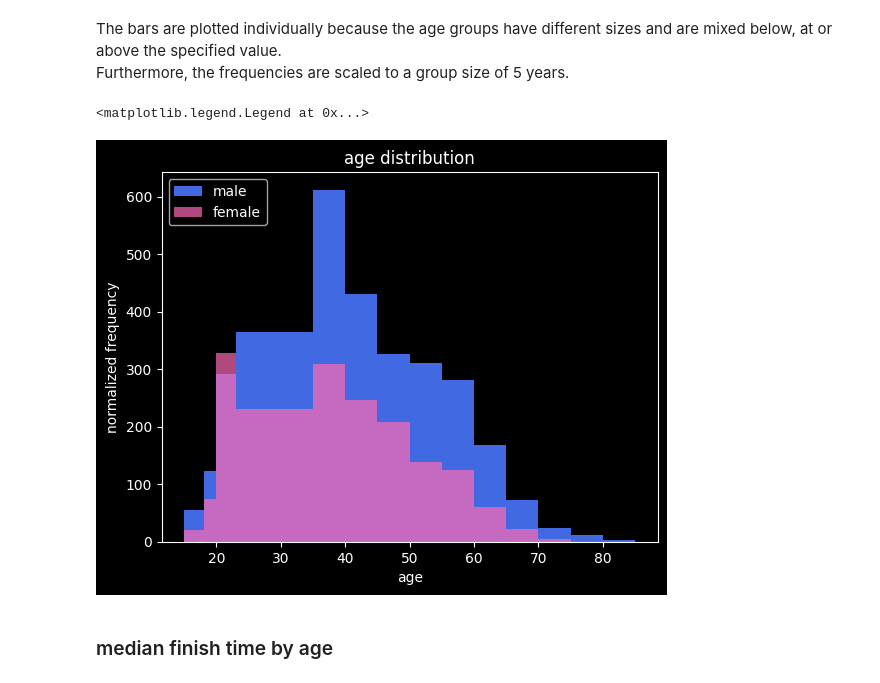
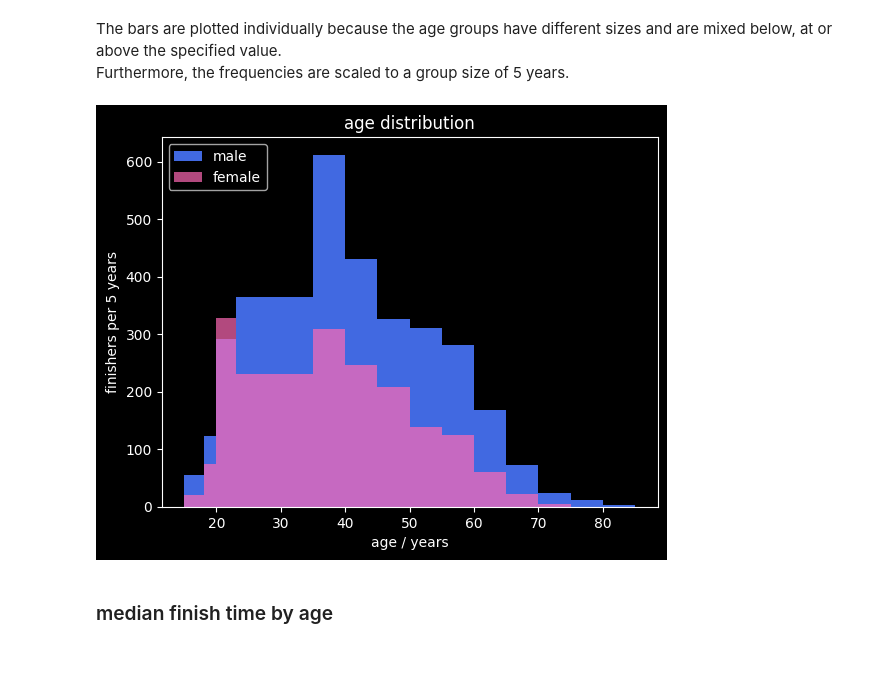
Before and after one commit to gerritnowald/Gutenberg-Halbmarathon-Mainz-2025-analysis, a Jupyter notebook: analysis.ipynb, the cells around one changed output. Cells and saved outputs as stored; diff of their text form; code cells hidden in the pictures.

```diff
--- a/analysis.ipynb
+++ b/analysis.ipynb
@@ -111,28 +110,27 @@ Furthermore, the frequencies are scaled to a group size of 5 years.
 # %%
 plt.bar(18, df_age['number_m'].iloc[0]*5/3, color=color_m, align='edge', width=-3, label='male')
 plt.bar(18, df_age['number_f'].iloc[0]*5/3, color=color_f, align='edge', width=-3, label='female', alpha=0.7)
 
 plt.bar(20, df_age['number_m'].iloc[1]*5/2, color=color_m, align='edge', width=-2)
 plt.bar(20, df_age['number_f'].iloc[1]*5/2, color=color_f, align='edge', width=-2, alpha=0.7)
 
 plt.bar(23, df_age['number_m'].iloc[2]*5/3, color=color_m, align='edge', width=-3)
 plt.bar(23, df_age['number_f'].iloc[2]*5/3, color=color_f, align='edge', width=-3, alpha=0.7)
 
 plt.bar(35, df_age['number_m'].iloc[3]*5/12, color=color_m, align='edge', width=-12)
 plt.bar(35, df_age['number_f'].iloc[3]*5/12, color=color_f, align='edge', width=-12, alpha=0.7)
 
 plt.bar(df_age['age'].iloc[4:], df_age['number_m'].iloc[4:], color=color_m, align='edge', width=5)
 plt.bar(df_age['age'].iloc[4:], df_age['number_f'].iloc[4:], color=color_f, align='edge', width=5, alpha=0.7)
 
-plt.xlabel('age')
-plt.ylabel('normalized frequency')
+plt.xlabel('age / years')
+plt.ylabel('finishers per 5 years')
 plt.title('age distribution')
 plt.legend()
 
 # plt.savefig('age_distribution.png', dpi=300, transparent=True)
 # %% [output]
-<matplotlib.legend.Legend at 0x...>
-[figure, old version]
+[figure, new version]
 # %% [markdown]
 ### median finish time by age
 # %%
```
Also changed, not shown: parts of 1 cell of this notebook, 2 other files.
